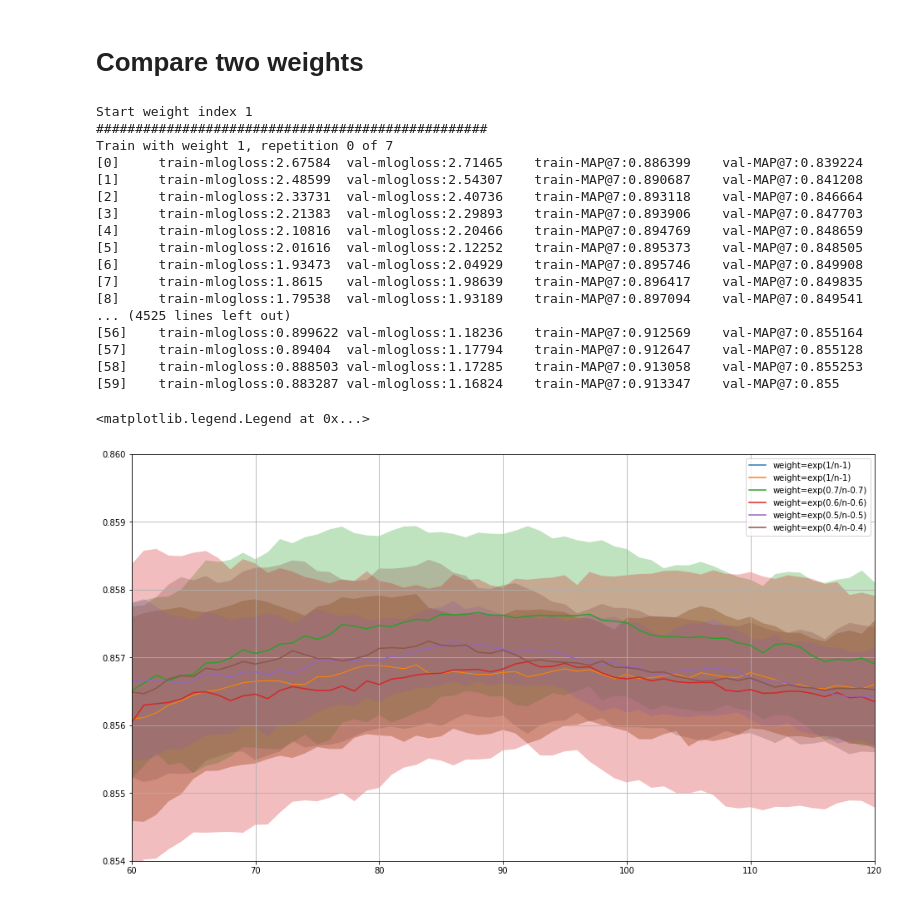
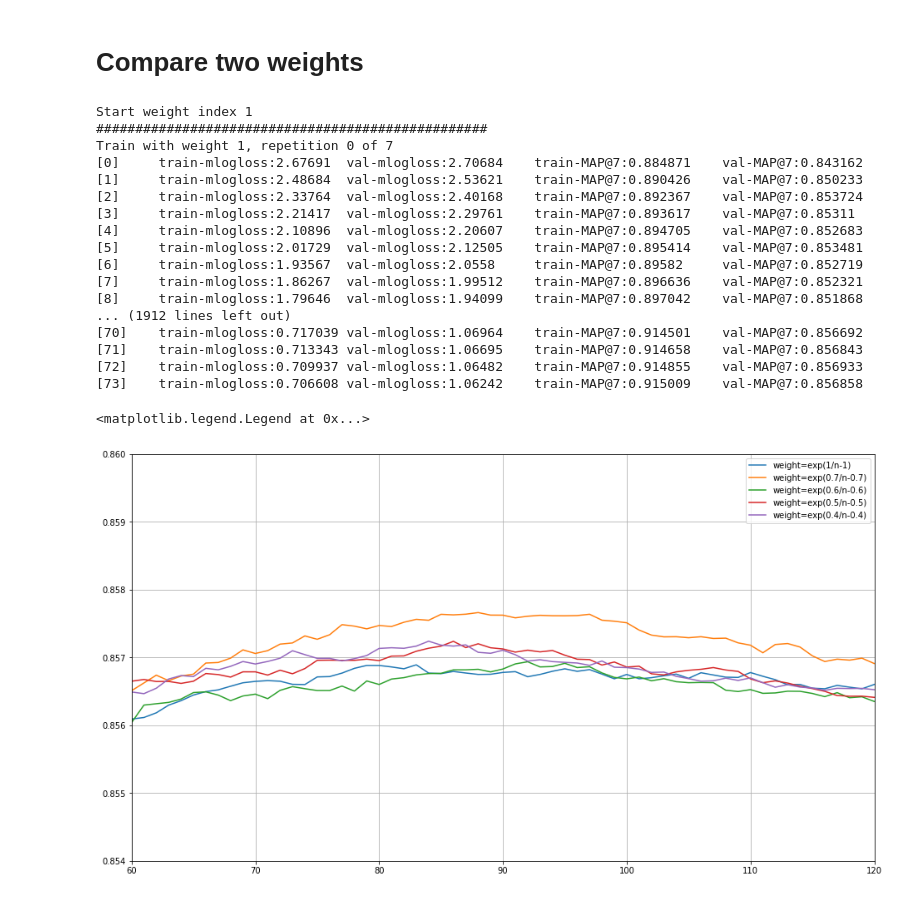
Before and after one commit to LiYan1988/santander-production-recommandation, a Jupyter notebook: notebooks/eda_4_29.ipynb, the cells around one changed output. Saved outputs shown, nothing was run; the diff lists cells and outputs as text; code cells hidden in the pictures.

```diff
--- a/notebooks/eda_4_29.ipynb
+++ b/notebooks/eda_4_29.ipynb
@@ -76,12 +76,16 @@ param = {'objective': 'multi:softprob',
          'min_child_weight': 1,
          'subsample': 0.7,
          'colsample_bytree': 0.7,
-         'seed': 0}
+         'seed': 0,
+         'booster': 'gbtree',
+         'rate_drop': 0.1,
+         'skip_drop': 0.5,
+         'normalize_type': 'tree',
+         'sample_type': 'uniform'}
 num_rounds = 150
 month_train = '2015-06-28'
 month_val = '2016-05-28'
-weights = (4, 5, 6, 7, 8, 9)
-weights = (1, 9, 10, 11, 12, 13, 14, 15)
+weights = (1, 0)
 
 history, model_dict = cv_month(param, num_rounds, month_train, month_val, n_repeat=7, random_seed=240,
                     lag_train=5, lag_val=5, weight_set=weights, verbose_eval=True)
@@ -89,29 +93,29 @@ history, model_dict = cv_month(param, num_rounds, month_train, month_val, n_repe
 Start weight index 1
 ##################################################
 Train with weight 1, repetition 0 of 7
-[0]     train-mlogloss:2.67584  val-mlogloss:2.71465    train-MAP@7:0.886399    val-MAP@7:0.839224
-[1]     train-mlogloss:2.48599  val-mlogloss:2.54307    train-MAP@7:0.890687    val-MAP@7:0.841208
-[2]     train-mlogloss:2.33731  val-mlogloss:2.40736    train-MAP@7:0.893118    val-MAP@7:0.846664
-[3]     train-mlogloss:2.21383  val-mlogloss:2.29893    train-MAP@7:0.893906    val-MAP@7:0.847703
-[4]     train-mlogloss:2.10816  val-mlogloss:2.20466    train-MAP@7:0.894769    val-MAP@7:0.848659
-[5]     train-mlogloss:2.01616  val-mlogloss:2.12252    train-MAP@7:0.895373    val-MAP@7:0.848505
-[6]     train-mlogloss:1.93473  val-mlogloss:2.04929    train-MAP@7:0.895746    val-MAP@7:0.849908
-[7]     train-mlogloss:1.8615   val-mlogloss:1.98639    train-MAP@7:0.896417    val-MAP@7:0.849835
-[8]     train-mlogloss:1.79538  val-mlogloss:1.93189    train-MAP@7:0.897094    val-MAP@7:0.849541
-... (4525 lines left out)
-[56]    train-mlogloss:0.899622 val-mlogloss:1.18236    train-MAP@7:0.912569    val-MAP@7:0.855164
-[57]    train-mlogloss:0.89404  val-mlogloss:1.17794    train-MAP@7:0.912647    val-MAP@7:0.855128
-[58]    train-mlogloss:0.888503 val-mlogloss:1.17285    train-MAP@7:0.913058    val-MAP@7:0.855253
-[59]    train-mlogloss:0.883287 val-mlogloss:1.16824    train-MAP@7:0.913347    val-MAP@7:0.855
+[0]     train-mlogloss:2.67691  val-mlogloss:2.70684    train-MAP@7:0.884871    val-MAP@7:0.843162
+[1]     train-mlogloss:2.48684  val-mlogloss:2.53621    train-MAP@7:0.890426    val-MAP@7:0.850233
+[2]     train-mlogloss:2.33764  val-mlogloss:2.40168    train-MAP@7:0.892367    val-MAP@7:0.853724
+[3]     train-mlogloss:2.21417  val-mlogloss:2.29761    train-MAP@7:0.893617    val-MAP@7:0.85311
+[4]     train-mlogloss:2.10896  val-mlogloss:2.20607    train-MAP@7:0.894705    val-MAP@7:0.852683
+[5]     train-mlogloss:2.01729  val-mlogloss:2.12505    train-MAP@7:0.895414    val-MAP@7:0.853481
+[6]     train-mlogloss:1.93567  val-mlogloss:2.0558     train-MAP@7:0.89582     val-MAP@7:0.852719
+[7]     train-mlogloss:1.86267  val-mlogloss:1.99512    train-MAP@7:0.896636    val-MAP@7:0.852321
+[8]     train-mlogloss:1.79646  val-mlogloss:1.94099    train-MAP@7:0.897042    val-MAP@7:0.851868
+... (1912 lines left out)
+[70]    train-mlogloss:0.717039 val-mlogloss:1.06964    train-MAP@7:0.914501    val-MAP@7:0.856692
+[71]    train-mlogloss:0.713343 val-mlogloss:1.06695    train-MAP@7:0.914658    val-MAP@7:0.856843
+[72]    train-mlogloss:0.709937 val-mlogloss:1.06482    train-MAP@7:0.914855    val-MAP@7:0.856933
+[73]    train-mlogloss:0.706608 val-mlogloss:1.06242    train-MAP@7:0.915009    val-MAP@7:0.856858
 # %%
-history_prev = pd.read_csv('weight_cv_2_history.csv', header=[0, 1, 2, 3], index_col=0)
-history_prev.columns.set_levels(history_prev.columns.levels[0].astype(int), level=0, inplace=True) # convert string to int
-history_prev.columns.set_levels(history_prev.columns.levels[1].astype(int), level=1, inplace=True) # convert string to int
+#history_prev = pd.read_csv('weight_cv_2_history.csv', header=[0, 1, 2, 3], index_col=0)
+#history_prev.columns.set_levels(history_prev.columns.levels[0].astype(int), level=0, inplace=True) # convert string to int
+#history_prev.columns.set_levels(history_prev.columns.levels[1].astype(int), level=1, inplace=True) # convert string to int
 val = {}
 
 # load previous result w=exp(1/n-1)
-val[1, 'mean'] = history_prev.xs(axis=1, level=[0, 2, 3], key=(9, 'val', 'MAP@7')).apply('mean', axis=1)
-val[1, 'std'] = history_prev.xs(axis=1, level=[0, 2, 3], key=(9, 'val', 'MAP@7')).apply('std', axis=1)
+#val[1, 'mean'] = history_prev.xs(axis=1, level=[0, 2, 3], key=(9, 'val', 'MAP@7')).apply('mean', axis=1)
+#val[1, 'std'] = history_prev.xs(axis=1, level=[0, 2, 3], key=(9, 'val', 'MAP@7')).apply('std', axis=1)
 
 # process current results
 for idx, metric in itertools.product(weights, ['mean', 'std']):
@@ -119,19 +123,19 @@ for idx, metric in itertools.product(weights, ['mean', 'std']):
 # %%
 plt.figure(figsize=(16, 9))
 
-plt.plot(val[1, 'mean'], label='weight=exp(1/n-1)')
-plt.fill_between(history_prev.index, val[1, 'mean']-val[1, 'std'], val[1, 'mean']+val[1, 'std'], alpha=0.3)
+#plt.plot(val[1, 'mean'], label='weight=exp(1/n-1)')
+#plt.fill_between(history_prev.index, val[1, 'mean']-val[1, 'std'], val[1, 'mean']+val[1, 'std'], alpha=0.3)
 
 nd = {1: 1, 9: 0.7, 10: 0.6, 11: 0.5, 12: 0.4, 13: 0.3, 14: 0.2, 15: 0.1}
 for idx in weights[:-3]:
     plt.plot(val[idx, 'mean'], label='weight=exp({}/n-{})'.format(nd[idx], nd[idx]))
-    plt.fill_between(history.index, val[idx, 'mean']-val[idx, 'std'], val[idx, 'mean']+val[idx, 'std'], alpha=0.3)
+    #plt.fill_between(history.index, val[idx, 'mean']-val[idx, 'std'], val[idx, 'mean']+val[idx, 'std'], alpha=0.3)
 
 plt.grid()
 plt.xlim(60, 120)
 plt.ylim(0.854, 0.86)
 plt.legend()
 # %% [output]
 <matplotlib.legend.Legend at 0x...>
-[figure, old version]
+[figure, new version]
 # %%
```
Also changed, not shown: parts of 3 cells of this notebook, 3 other files.
